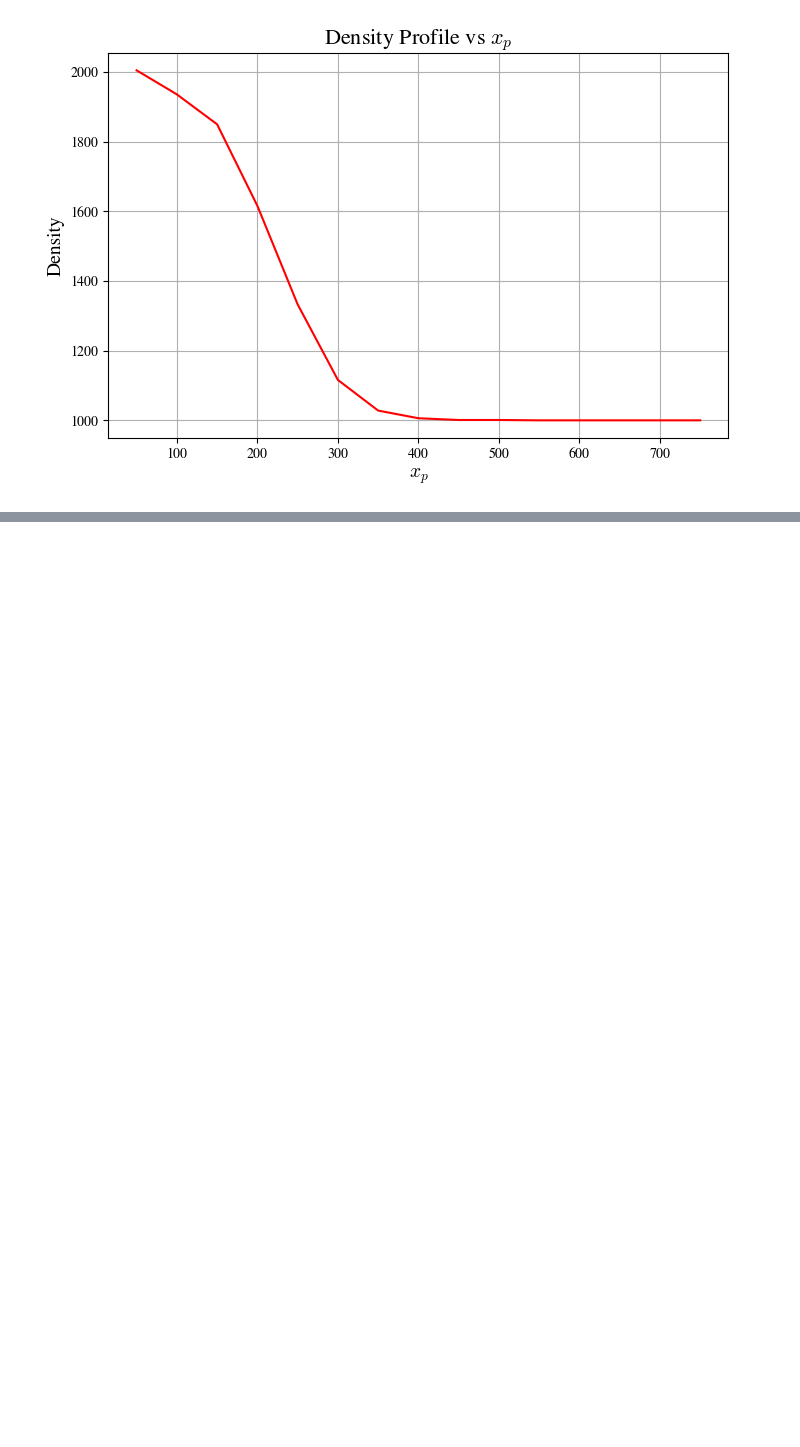
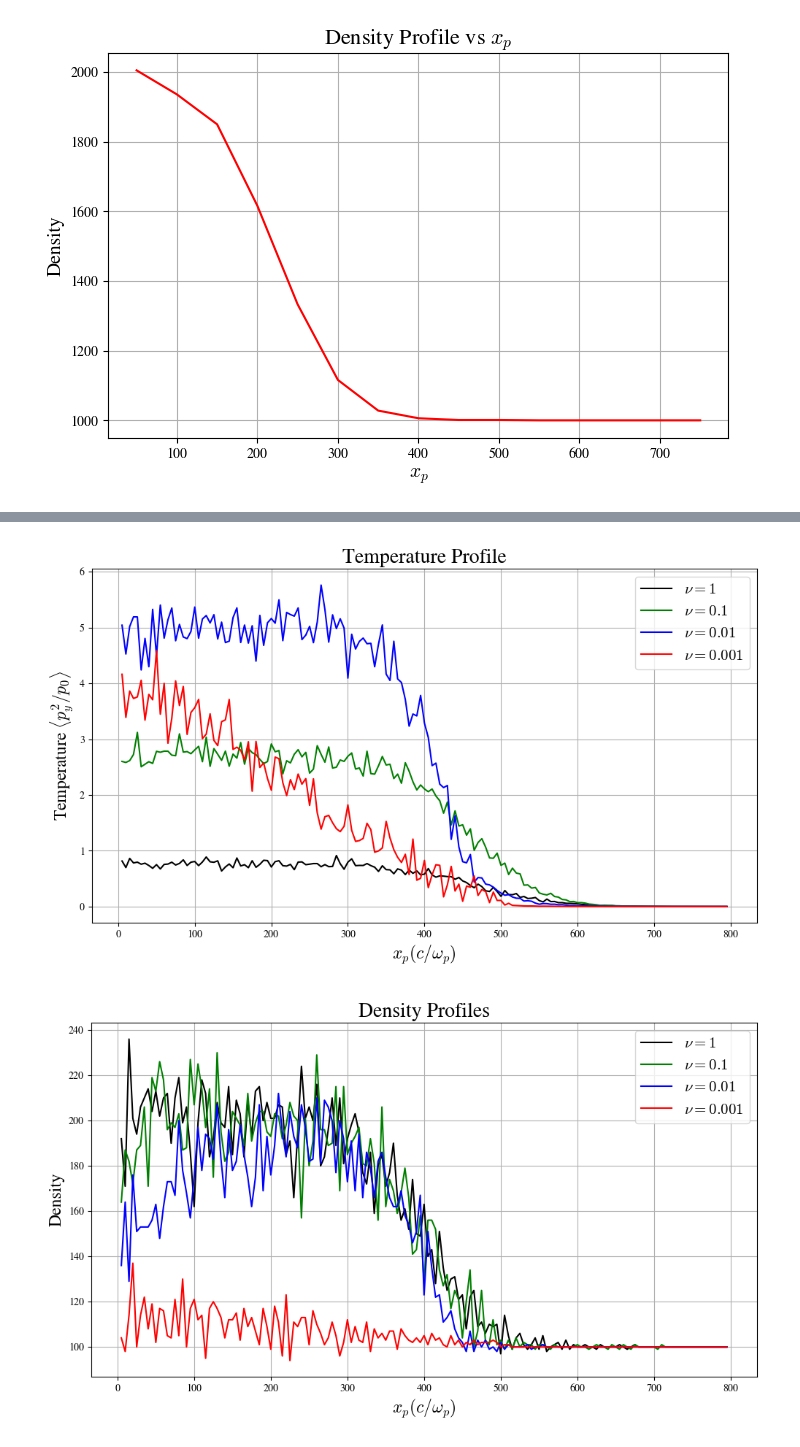
Before and after one commit to Kartav33/shock_gamma_20, a Jupyter notebook: scratch_code_analysis.ipynb, the cells around one changed output, grey strips where cells are left out. Drawn from its saved outputs; the diff is of its cells as text; code cells hidden in the pictures; blank space fills up the shorter version.

```diff
--- a/scratch_code_analysis.ipynb
+++ b/scratch_code_analysis.ipynb
@@ -751,0 +762,72 @@ plt.show()
+# %%
+# Setup
+Nbin = 5
+bins = np.arange(0, 800, Nbin)
+nu_list = [1, 0.1, 0.01, 0.001]
+xp_list = [xp_nu0, xp_nu1, xp_nu2, xp_nu3]
+px_list = [px_nu0, px_nu1, px_nu2, px_nu3]
+py_list = [py_nu0, py_nu1, py_nu2, py_nu3]
+p0_list = [p0_nu0, p0_nu1, p0_nu2, p0_nu3]
+colors = ['black', 'green', 'blue', 'red']
+
+# Containers for profiles
+temp_profiles = []
+density_profiles = []
+bulk_vel_profiles = []
+energy_profiles = []
+
+# Compute all profiles
+for xp, px, py, p0 in zip(xp_list, px_list, py_list, p0_list):
+    bin_indices = np.digitize(np.array(xp), bins)
+
+    # Temperature
+    temp = [
+        (np.array(py)**2 / np.array(p0))[bin_indices == i].mean()
+        if np.any(bin_indices == i) else np.nan
+        for i in range(1, len(bins))
+    ]
+    temp_profiles.append(temp)
+
+    # Density
+    density = [np.sum(bin_indices == i) for i in range(1, len(bins))]
+    density_profiles.append(density)
+
+    # Bulk Velocity
+    beta = np.array(px) / np.array(p0)
+    bulk = [
+        (1 / np.sqrt(1 - beta[bin_indices == i]**2)).mean()
+        if np.any(bin_indices == i) else np.nan
+        for i in range(1, len(bins))
+    ]
+    bulk_vel_profiles.append(bulk)
+
+    # Energy
+    energy = [
+        np.sqrt(np.array(px)[bin_indices == i]**2 + np.array(py)[bin_indices == i]**2).mean()
+        if np.any(bin_indices == i) else np.nan
+        for i in range(1, len(bins))
+    ]
+    energy_profiles.append(energy)
+
+# Function to plot
+def plot_profiles(bins, profiles, ylabel, title, colors, nu_list):
+    plt.figure(figsize=(10, 6))
+    for profile, color, nu in zip(profiles, colors, nu_list):
+        plt.plot(bins[1:], profile, label=f"$\\nu={nu}$", color=color)
+    plt.xlabel('$x_p (c/\omega_p)$', fontsize=17)
+    plt.ylabel(ylabel, fontsize=17)
+    plt.title(title, fontsize=20)
+    plt.grid(True)
+    plt.legend(fontsize=15)
+    plt.tight_layout()
+    plt.show()
+    plt.tick_params(axis='both', which='major', labelsize=15)
+
+# Plot all four
+plot_profiles(bins, temp_profiles, 'Temperature $\\langle p_y^2 / p_0 \\rangle$', 'Temperature Profile', colors, nu_list)
+plot_profiles(bins, density_profiles, 'Density', 'Density Profiles', colors, nu_list)
+plot_profiles(bins, bulk_vel_profiles, 'Bulk Velocity $\\langle 1/\\sqrt{1 - \\beta^2} \\rangle$', 'Bulk Velocity Profile', colors, nu_list)
+plot_profiles(bins, energy_profiles, 'Particle Energy $\\langle E \\rangle$', 'Downstream Particle Energy Profile', colors, nu_list)
+# %% [output]
+[figure, added]
+[figure, added]
```
Also changed, not shown: parts of 6 cells of this notebook.
